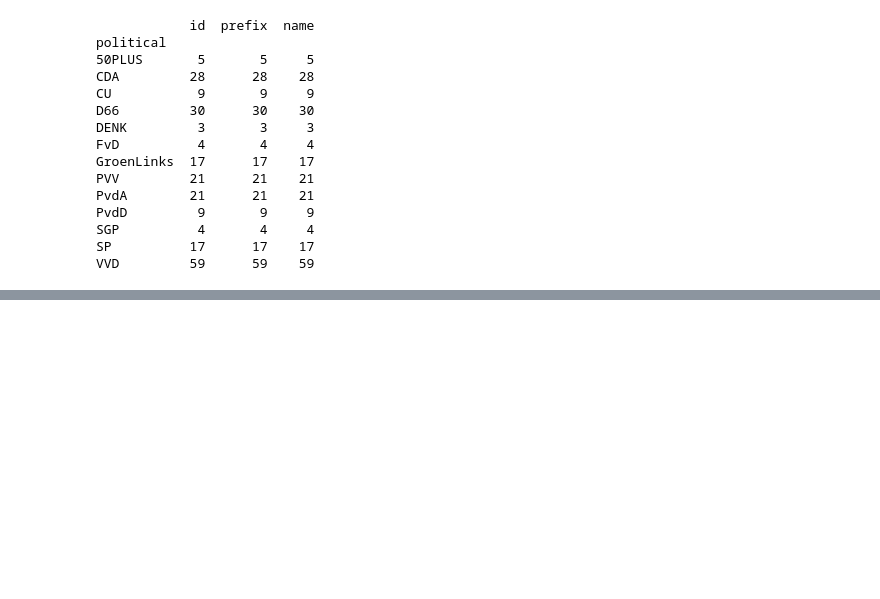
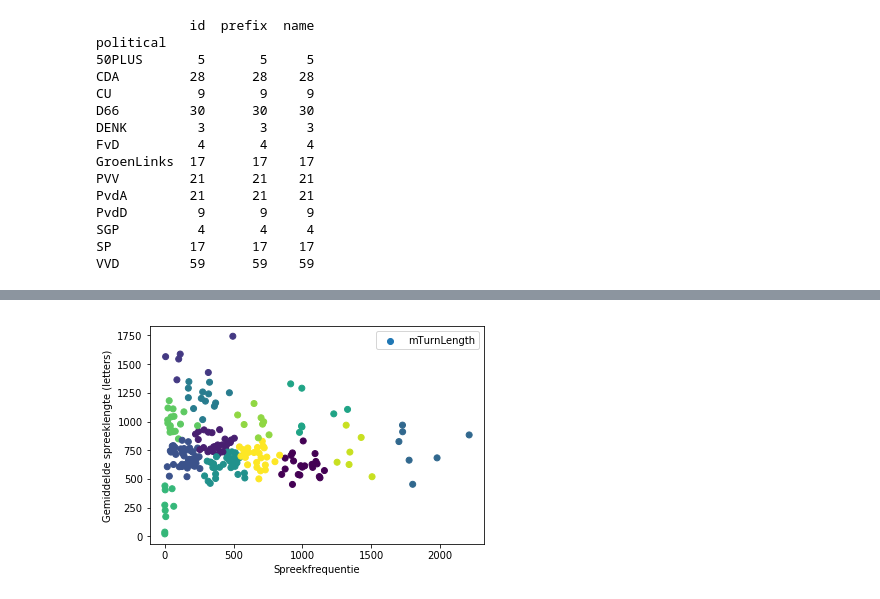
Before and after one commit to dvkeulen/TWISMachineLearning, a Jupyter notebook: Eindopdracht 1/Eindopdracht_1.ipynb, the cells around one changed output, grey strips where cells are left out. Saved outputs shown, nothing was run; the diff lists cells and outputs as text; code cells hidden in the pictures; blank space fills up the shorter version.

```diff
--- a/Eindopdracht 1/Eindopdracht_1.ipynb
+++ b/Eindopdracht 1/Eindopdracht_1.ipynb
@@ -228,0 +253,4 @@ clusters[:]
+# %%
+n = kmSpeakers['political'].nunique()
+kmSpeakers['predicted'] = KMeans(n_clusters=n, random_state=0).fit_predict(kmSpeakers[['nTurns','mTurnLength']])
+kmSpeakers.head()
@@ -228,0 +287,8 @@ clusters[:]
+# %%
+plt.scatter(x = 'nTurns',y = 'mTurnLength', c = 'predicted', data = kmSpeakers)
+plt.xlabel('Spreekfrequentie')
+plt.ylabel('Gemiddelde spreeklengte (letters)')
+plt.legend(handles)
+plt.show()
+# %% [output]
+[figure, added]
```
Also changed, not shown: parts of 43 cells of this notebook, 1 other file.
